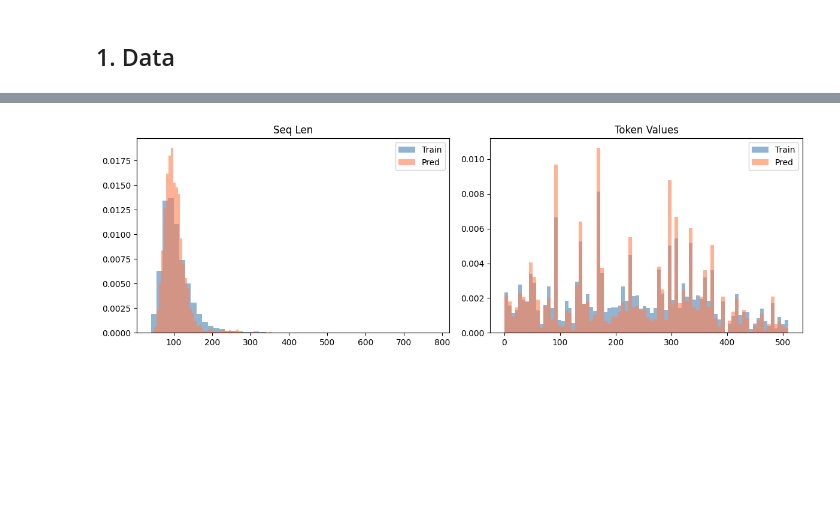
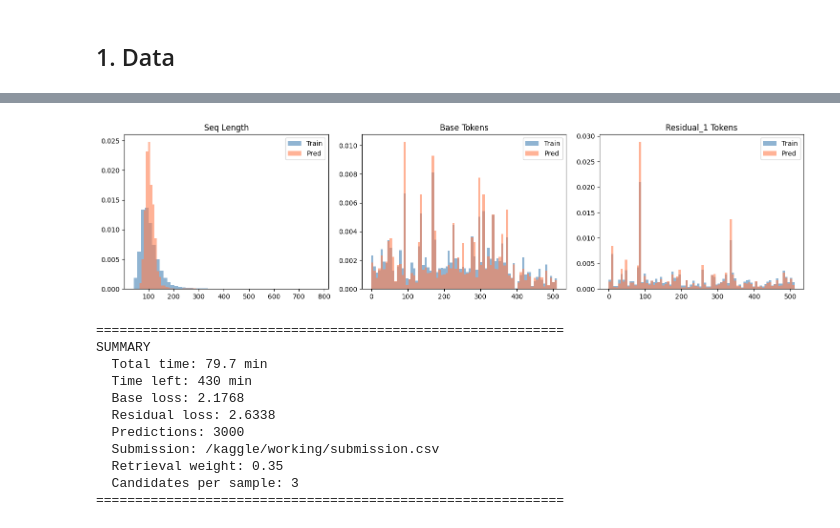
Before and after one commit to arec1b0/kaggle-notebooks, a Jupyter notebook: motion-generation.ipynb, the cells around one changed output, grey strips where cells are left out. Cells and saved outputs as stored; diff of their text form; code cells hidden in the pictures; blank space fills up the shorter version.

Commit message:
Kaggle Notebook | Motion-S: Text-to-Sign Motion Generation | Version 4

```diff
--- a/motion-generation.ipynb
+++ b/motion-generation.ipynb
@@ -530,0 +892,14 @@ Saved: 3000 rows
+# %%
+rows = []
+for i, (_, r) in enumerate(test_df.iterrows()):
+    tid = r['id']
+    tok = all_preds[i]  # [6, sl]
+    tok = np.clip(tok, 0, 511)  # safety clamp
+    d = {'id': tid}
+    for li, cn in enumerate(TOKEN_COLS):
+        d[cn] = ' '.join(map(str, tok[li].tolist()))
+    rows.append(d)
+sub = pd.DataFrame(rows)[['id']+TOKEN_COLS]
+sub.to_csv(OUTPUT_DIR/'submission.csv', index=False)
+print(f'Saved: {len(sub)} rows')
+sub.head(3)
@@ -559,14 +942,54 @@ Total time: 38.4 min
 # %%
-fig, ax = plt.subplots(1,2,figsize=(12,4))
-ax[0].hist(train_valid['seq_len'],bins=50,alpha=.6,label='Train',density=True,color='steelblue')
-ax[0].hist(sl,bins=50,alpha=.6,label='Pred',density=True,color='coral')
-ax[0].set_title('Seq Len'); ax[0].legend()
+fig, axes = plt.subplots(1,3,figsize=(15,4))
+
+# Length distribution
+ax = axes[0]
+ax.hist(train_valid['seq_len'],bins=50,alpha=.6,label='Train',density=True,color='steelblue')
+ax.hist(sl,bins=50,alpha=.6,label='Pred',density=True,color='coral')
+ax.set_title('Seq Length'); ax.legend()
+
+# Base token distribution
+ax = axes[1]
 tbf=[]; gbf=[]
 for _,r in train_valid.head(1000).iterrows(): tbf.extend(parse_tokens(r['base_tokens'])[:100])
 for _,r in sub.head(1000).iterrows(): gbf.extend(list(map(int,str(r['base_tokens']).split()[:100])))
-ax[1].hist(tbf,bins=80,alpha=.6,label='Train',density=True,color='steelblue')
-ax[1].hist(gbf,bins=80,alpha=.6,label='Pred',density=True,color='coral')
-ax[1].set_title('Token Values'); ax[1].legend()
+ax.hist(tbf,bins=80,alpha=.6,label='Train',density=True,color='steelblue')
+ax.hist(gbf,bins=80,alpha=.6,label='Pred',density=True,color='coral')
+ax.set_title('Base Tokens'); ax.legend()
+
+# Residual_1 token distribution
+ax = axes[2]
+trf=[]; grf=[]
+for _,r in train_valid.head(1000).iterrows(): trf.extend(parse_tokens(r['residual_1'])[:100])
+for _,r in sub.head(1000).iterrows(): grf.extend(list(map(int,str(r['residual_1']).split()[:100])))
+ax.hist(trf,bins=80,alpha=.6,label='Train',density=True,color='steelblue')
+ax.hist(grf,bins=80,alpha=.6,label='Pred',density=True,color='coral')
+ax.set_title('Residual_1 Tokens'); ax.legend()
+
 plt.tight_layout(); plt.show()
 # %% [output]
-[figure, old version]
+[figure, new version]
+# %%
+print('='*60)
+print('SUMMARY')
+print(f'  Total time: {(time.time()-T_START)/60:.1f} min')
+print(f'  Time left: {time_left()/60:.0f} min')
+print(f'  Base loss: {best1:.4f}')
+print(f'  Residual loss: {best2:.4f}')
+print(f'  Predictions: {len(all_preds)}')
+print(f'  Submission: {OUTPUT_DIR}/submission.csv')
+print(f'  Retrieval weight: {CFG.ret_weight}')
+print(f'  Candidates per sample: {CFG.n_candidates}')
+print('='*60)
+# %% [output]
+============================================================
+SUMMARY
+  Total time: 79.7 min
+  Time left: 430 min
+  Base loss: 2.1768
+  Residual loss: 2.6338
+  Predictions: 3000
+  Submission: /kaggle/working/submission.csv
+  Retrieval weight: 0.35
+  Candidates per sample: 3
+============================================================
```
Also changed, not shown: parts of 53 cells of this notebook.
